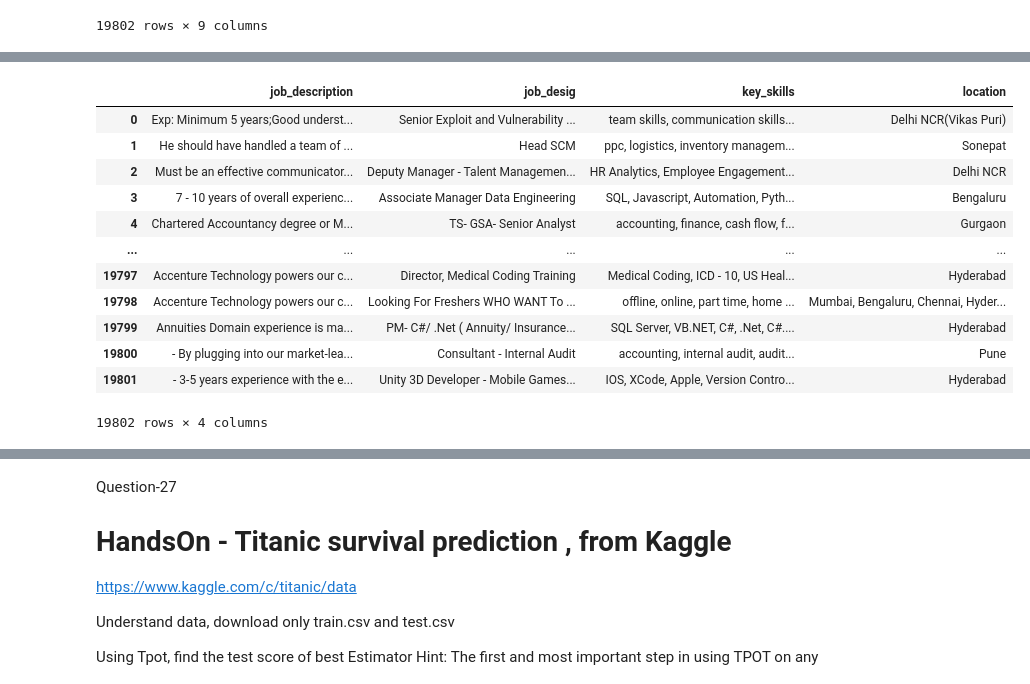
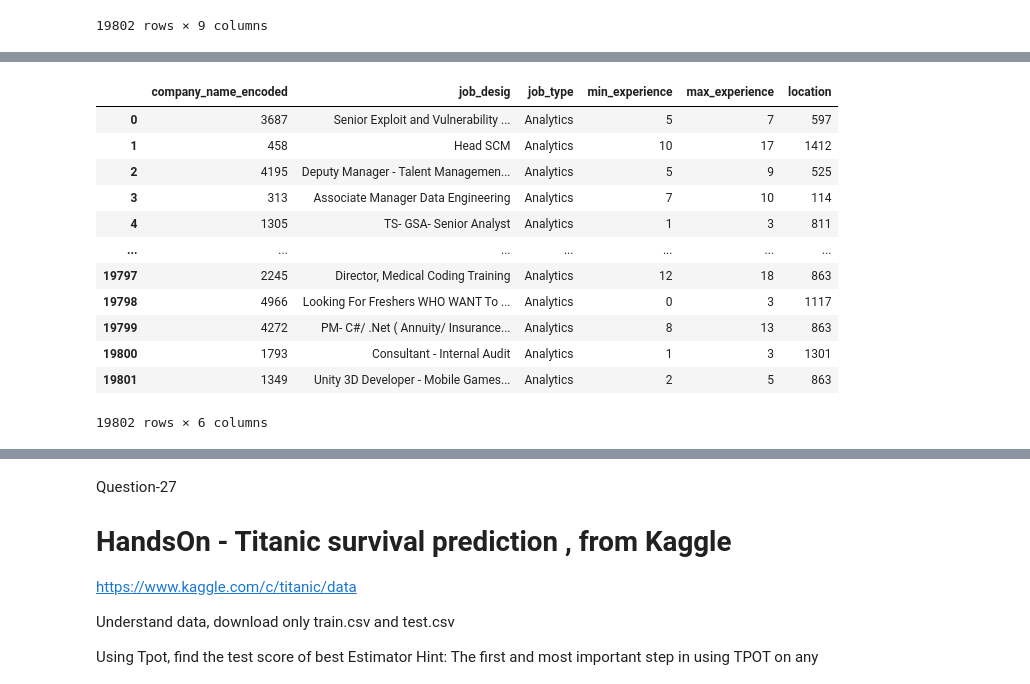
Before and after one commit to JogannagariSaiCharanReddy/Covasant, a Jupyter notebook: day12/day12.ipynb, the cells around one changed output, grey strips where cells are left out. Cells and saved outputs as stored; diff of their text form; code cells hidden in the pictures.

```diff
--- a/day12/day12.ipynb
+++ b/day12/day12.ipynb
@@ -193,5 +193,7 @@ data
 | 19801 | - 3-5 years experience with the e... | Unity 3D Developer - Mobile Games... | Analytics | IOS, XCode, Apple, Version Contro... | Hyderabad | 10to15 | 1349 | ... |
 19802 rows × 9 columns
 # %%
-le = LabelEncoder()
-data["salary"]=le.fit_transform(data["salary"])
+ln = LabelEncoder()
+data['location'] = ln.fit_transform(data['location'])
+data['salary'] = ln.fit_transform(data['salary'])
+data.head()
@@ -198,3 +207,3 @@ data["salary"]=le.fit_transform(data["salary"])
 # %%
-x=data[["job_description","job_desig","key_skills","location"]]
-pd.get_dummies(x)
+X = data.loc[:,['company_name_encoded','job_desig','job_type','min_experience','max_experience','location']]
+y = data['salary']
@@ -215,17 +210,17 @@ pd.get_dummies(x)
 # %%
-x
+X
 # %% [output]
-|  | job_description | job_desig | key_skills | location |
-| 0 | Exp: Minimum 5 years;Good underst... | Senior Exploit and Vulnerability ... | team skills, communication skills... | Delhi NCR(Vikas Puri) |
-| 1 | He should have handled a team of ... | Head SCM | ppc, logistics, inventory managem... | Sonepat |
-| 2 | Must be an effective communicator... | Deputy Manager - Talent Managemen... | HR Analytics, Employee Engagement... | Delhi NCR |
-| 3 | 7 - 10 years of overall experienc... | Associate Manager Data Engineering | SQL, Javascript, Automation, Pyth... | Bengaluru |
-| 4 | Chartered Accountancy degree or M... | TS- GSA- Senior Analyst | accounting, finance, cash flow, f... | Gurgaon |
-| ... | ... | ... | ... | ... |
-| 19797 | Accenture Technology powers our c... | Director, Medical Coding Training | Medical Coding, ICD - 10, US Heal... | Hyderabad |
-| 19798 | Accenture Technology powers our c... | Looking For Freshers WHO WANT To ... | offline, online, part time, home ... | Mumbai, Bengaluru, Chennai, Hyder... |
-| 19799 | Annuities Domain experience is ma... | PM- C#/ .Net ( Annuity/ Insurance... | SQL Server, VB.NET, C#, .Net, C#.... | Hyderabad |
-| 19800 | - By plugging into our market-lea... | Consultant - Internal Audit | accounting, internal audit, audit... | Pune |
-| 19801 | - 3-5 years experience with the e... | Unity 3D Developer - Mobile Games... | IOS, XCode, Apple, Version Contro... | Hyderabad |
+|  | company_name_encoded | job_desig | job_type | min_experience | max_experience | location |
+| 0 | 3687 | Senior Exploit and Vulnerability ... | Analytics | 5 | 7 | 597 |
+| 1 | 458 | Head SCM | Analytics | 10 | 17 | 1412 |
+| 2 | 4195 | Deputy Manager - Talent Managemen... | Analytics | 5 | 9 | 525 |
+| 3 | 313 | Associate Manager Data Engineering | Analytics | 7 | 10 | 114 |
+| 4 | 1305 | TS- GSA- Senior Analyst | Analytics | 1 | 3 | 811 |
+| ... | ... | ... | ... | ... | ... | ... |
+| 19797 | 2245 | Director, Medical Coding Training | Analytics | 12 | 18 | 863 |
+| 19798 | 4966 | Looking For Freshers WHO WANT To ... | Analytics | 0 | 3 | 1117 |
+| 19799 | 4272 | PM- C#/ .Net ( Annuity/ Insurance... | Analytics | 8 | 13 | 863 |
+| 19800 | 1793 | Consultant - Internal Audit | Analytics | 1 | 3 | 1301 |
+| 19801 | 1349 | Unity 3D Developer - Mobile Games... | Analytics | 2 | 5 | 863 |
-19802 rows × 4 columns
+19802 rows × 6 columns
 # %%
```
Also changed, not shown: parts of 19 cells of this notebook, 1 other file.
